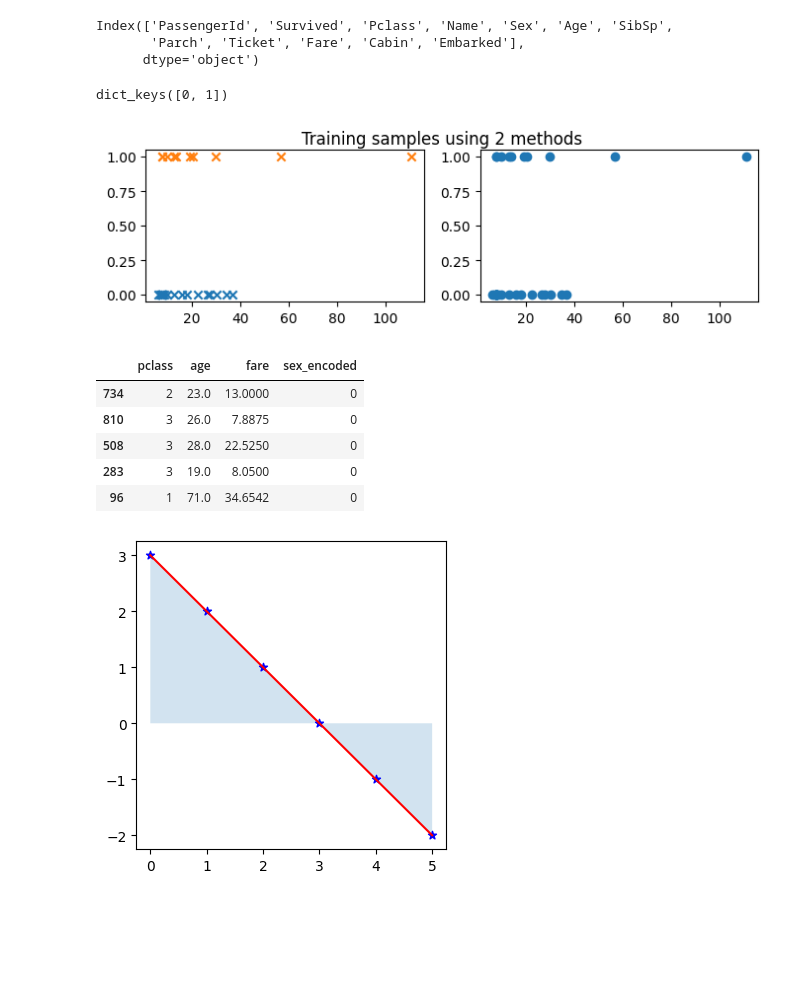
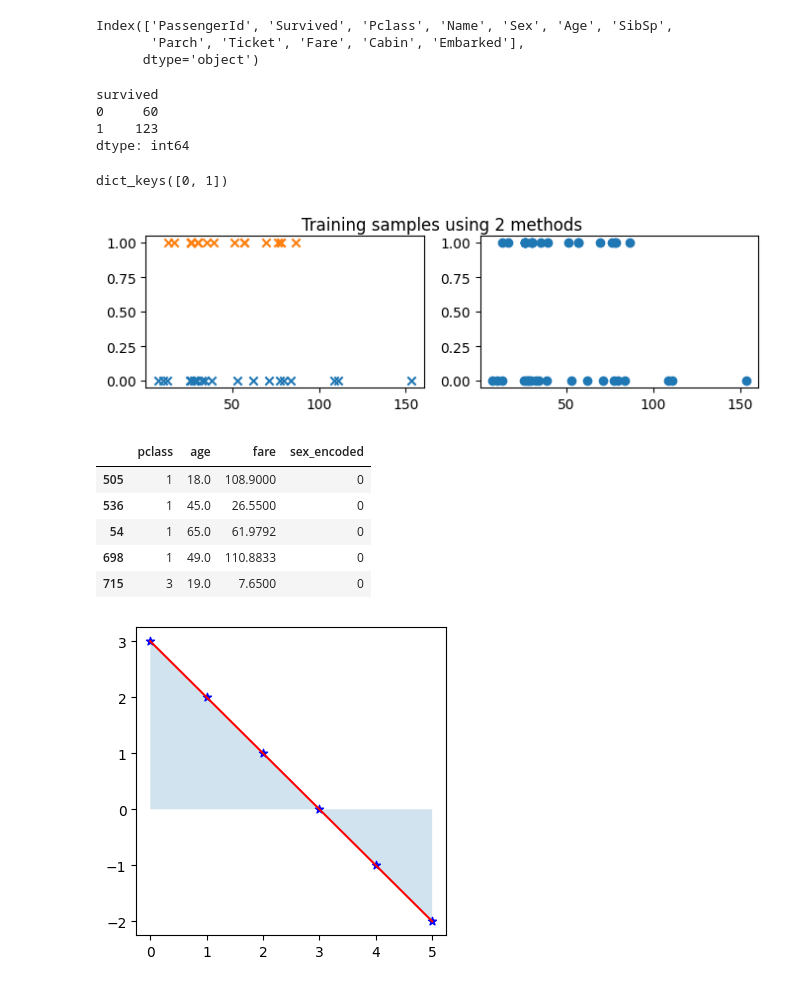
Before and after one commit to Cshefali/ML-Algorithms-Implementation, a Jupyter notebook: Python/Classification/Logistic regression .ipynb, the cells around one changed output. Saved outputs shown, nothing was run; the diff lists cells and outputs as text; code cells hidden in the pictures; blank space fills up the shorter version.

```diff
--- a/Python/Classification/Logistic regression .ipynb
+++ b/Python/Classification/Logistic regression .ipynb
@@ -24,25 +20,41 @@ df1_sample = df1_sample.loc[:,['survived','pclass','sex','age','fare']]
-# %%
-#divide the dataframe into survival categories- 1- survived; 0-not survived
-survival_categories = df1_sample.groupby('survived')
-#view the keys
-survival_categories.groups.keys()
-# %% [output]
-dict_keys([0, 1])
+# %%
+#drop NaN values
+df1 = df1.dropna()
+# %%
+#number of samples per Survival group, 1- survived, 0-not survived
+df1.groupby('survived').size()
+# %% [output]
+survived
+0     60
+1    123
+dtype: int64
+# %%
+#taking equal samples (20) from each group
+#setting random_state value for reproducibility
+df1_sample = df1.groupby('survived').sample(n = 20, random_state = 1)
+df1_sample = df1_sample.loc[:,['survived','pclass','sex','age','fare']]
+# %%
+#divide the dataframe into survival categories- 1- survived; 0-not survived
+survival_categories = df1_sample.groupby('survived')
+#view the keys
+survival_categories.groups.keys()
+# %% [output]
+dict_keys([0, 1])
 # %%
 #Plot for the data points
 fig, ax = plt.subplots(1, 2, figsize = (8,2))
 colors = ('red', 'blue')
 
-for name, group in groups:
+for name, group in survival_categories:
     ax[0].scatter(group['fare'], group['survived'], marker = 'x', label = name)
 
 #Subplot 2
 ax[1].scatter(df1_sample.loc[:,'fare'], df1_sample.loc[:,'survived'])
 
 fig.suptitle("Training samples using 2 methods")
 plt.show()
 # %% [output]
-[figure, old version]
+[figure, new version]
 # %%
 #selecting relevant columns and dividing into input and target values.
 xtrain = df1_sample.loc[:,['pclass','sex','age','fare']]
@@ -56,11 +68,11 @@ xtrain = xtrain.drop(['sex'], axis = 1)
 xtrain.head(5)
 # %% [output]
 |  | pclass | age | fare | sex_encoded |
-| 734 | 2 | 23.0 | 13.0000 | 0 |
-| 810 | 3 | 26.0 | 7.8875 | 0 |
-| 508 | 3 | 28.0 | 22.5250 | 0 |
-| 283 | 3 | 19.0 | 8.0500 | 0 |
-| 96 | 1 | 71.0 | 34.6542 | 0 |
+| 505 | 1 | 18.0 | 108.9000 | 0 |
+| 536 | 1 | 45.0 | 26.5500 | 0 |
+| 54 | 1 | 65.0 | 61.9792 | 0 |
+| 698 | 1 | 49.0 | 110.8833 | 0 |
+| 715 | 3 | 19.0 | 7.6500 | 0 |
 # %%
 # z = np.arange(-20, 20)
 # gz = 1/(1 + np.exp(-z))
```
Also changed, not shown: parts of 12 cells of this notebook, 1 other file.
